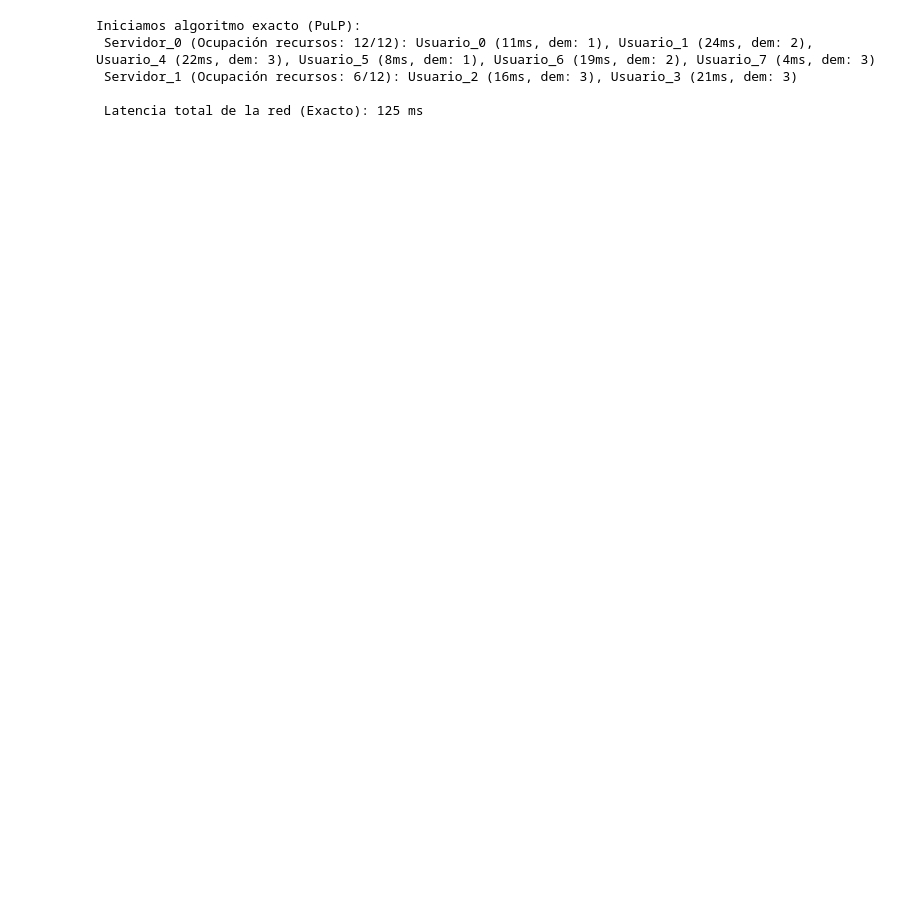
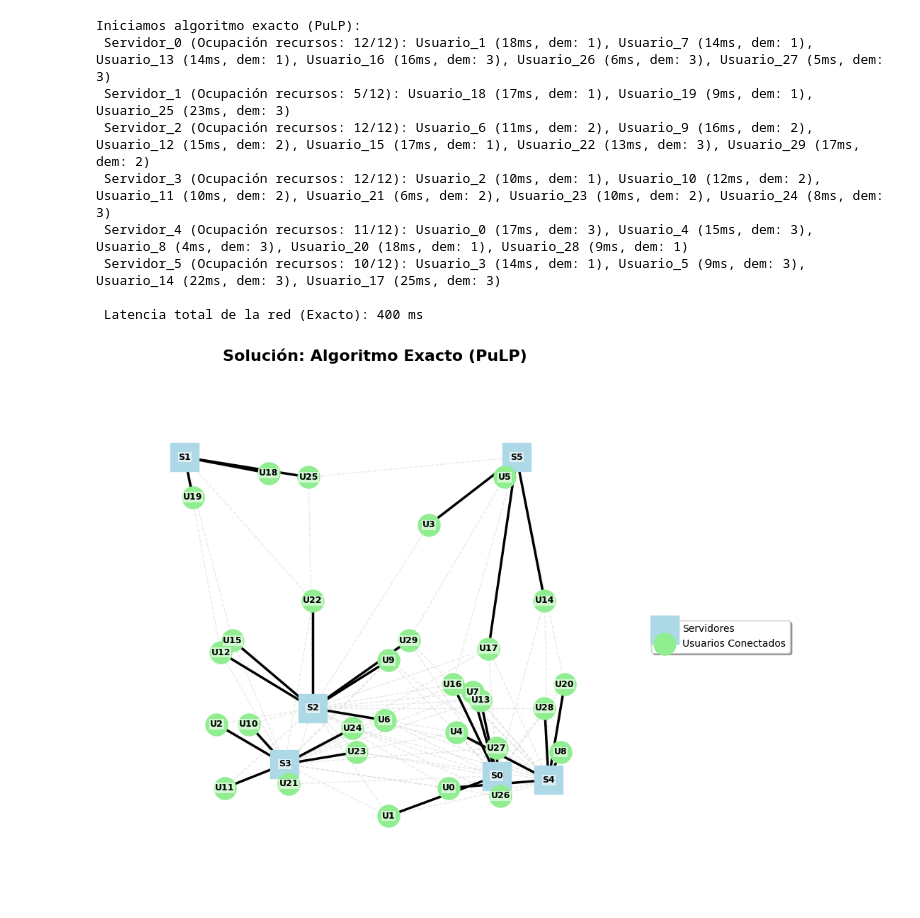
Before and after one commit to Juanmiii04/TFG_Edge_Quantum, a Jupyter notebook: main_experimentos.ipynb, the cells around one changed output. Cells and saved outputs as stored; diff of their text form; code cells hidden in the pictures; blank space fills up the shorter version.

```diff
--- a/main_experimentos.ipynb
+++ b/main_experimentos.ipynb
@@ -44,11 +68,18 @@ Iniciamos algoritmo voraz:
 # %%
 #Solución con algoritmo exacto (uso de PuLP)
+t0 = time.perf_counter()
 asignaciones_exacto, latencia_exacto = solver_exacto(mi_grafo, mis_servidores, mis_usuarios)
+tiempo_exacto = time.perf_counter() - t0
 
-#Sitio para dibujar las graficas(pendiente, no se si vale la pena hacerlo)
+dibujar_asignaciones(mi_grafo, asignaciones_exacto, mis_servidores, mis_usuarios, 'Solución: Algoritmo Exacto (PuLP)')
 # %% [output]
 Iniciamos algoritmo exacto (PuLP):
- Servidor_0 (Ocupación recursos: 12/12): Usuario_0 (11ms, dem: 1), Usuario_1 (24ms, dem: 2), Usuario_4 (22ms, dem: 3), Usuario_5 (8ms, dem: 1), Usuario_6 (19ms, dem: 2), Usuario_7 (4ms, dem: 3)
- Servidor_1 (Ocupación recursos: 6/12): Usuario_2 (16ms, dem: 3), Usuario_3 (21ms, dem: 3)
+ Servidor_0 (Ocupación recursos: 12/12): Usuario_1 (18ms, dem: 1), Usuario_7 (14ms, dem: 1), Usuario_13 (14ms, dem: 1), Usuario_16 (16ms, dem: 3), Usuario_26 (6ms, dem: 3), Usuario_27 (5ms, dem: 3)
+ Servidor_1 (Ocupación recursos: 5/12): Usuario_18 (17ms, dem: 1), Usuario_19 (9ms, dem: 1), Usuario_25 (23ms, dem: 3)
+ Servidor_2 (Ocupación recursos: 12/12): Usuario_6 (11ms, dem: 2), Usuario_9 (16ms, dem: 2), Usuario_12 (15ms, dem: 2), Usuario_15 (17ms, dem: 1), Usuario_22 (13ms, dem: 3), Usuario_29 (17ms, dem: 2)
+ Servidor_3 (Ocupación recursos: 12/12): Usuario_2 (10ms, dem: 1), Usuario_10 (12ms, dem: 2), Usuario_11 (10ms, dem: 2), Usuario_21 (6ms, dem: 2), Usuario_23 (10ms, dem: 2), Usuario_24 (8ms, dem: 3)
+ Servidor_4 (Ocupación recursos: 11/12): Usuario_0 (17ms, dem: 3), Usuario_4 (15ms, dem: 3), Usuario_8 (4ms, dem: 3), Usuario_20 (18ms, dem: 1), Usuario_28 (9ms, dem: 1)
+ Servidor_5 (Ocupación recursos: 10/12): Usuario_3 (14ms, dem: 1), Usuario_5 (9ms, dem: 3), Usuario_14 (22ms, dem: 3), Usuario_17 (25ms, dem: 3)
 
- Latencia total de la red (Exacto): 125 ms
+ Latencia total de la red (Exacto): 400 ms
+[figure, added]
```
Also changed, not shown: parts of 21 cells of this notebook, 20 other files.
